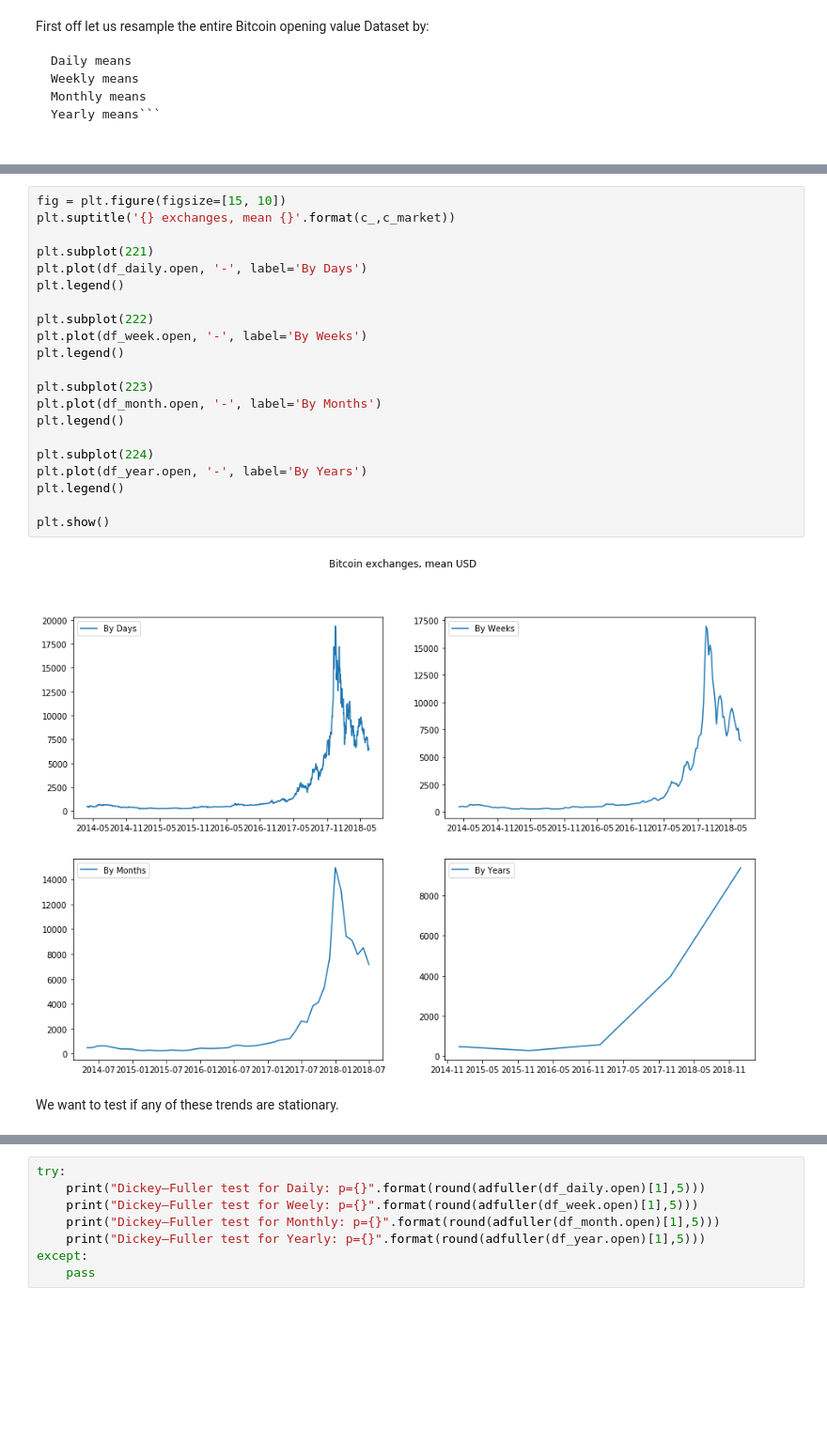
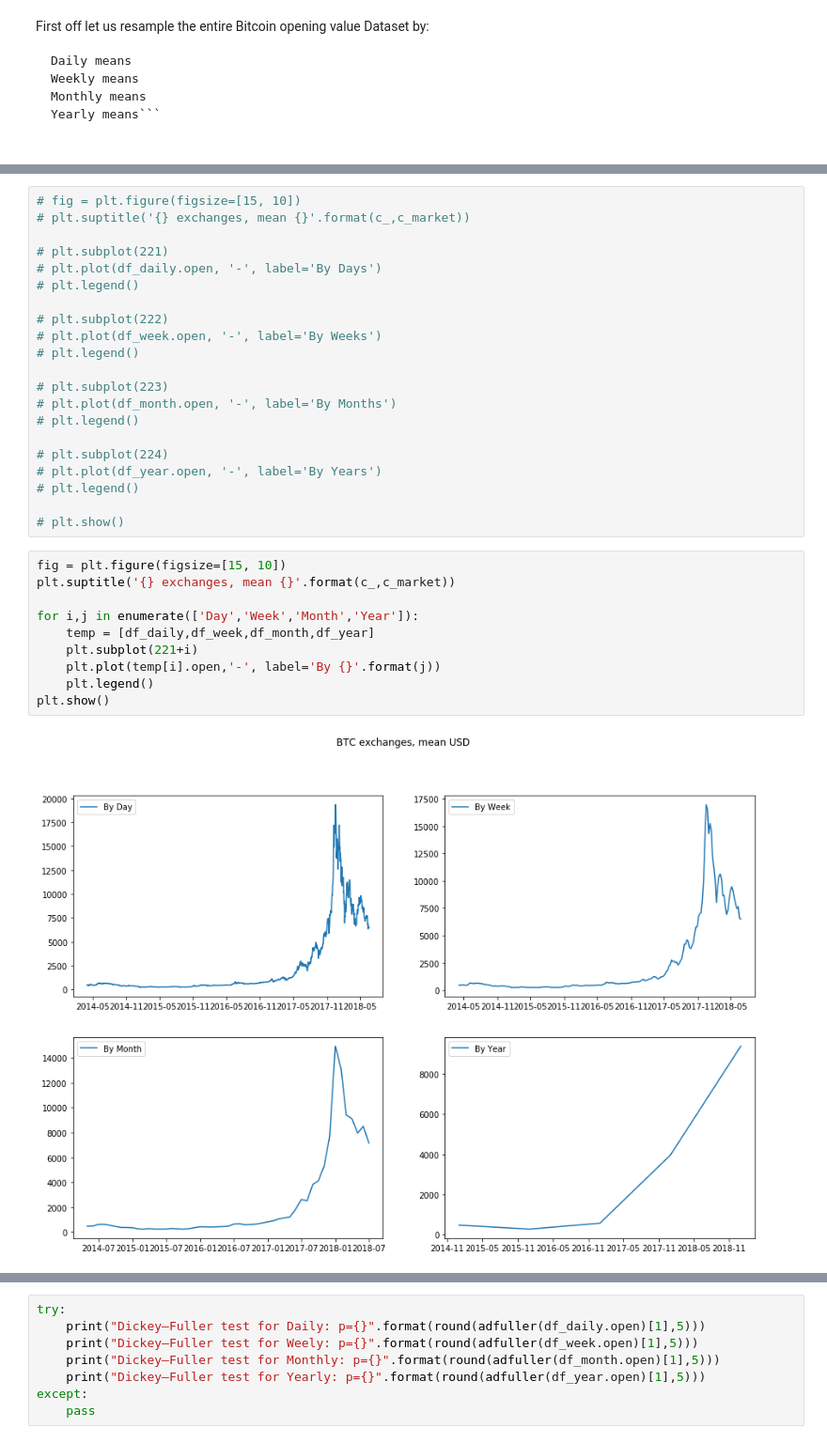
Before and after one commit to Mikhail-Naumov/Another_Bitcoin_Predictor, a Jupyter notebook: BitCoin_fbProphet.ipynb, the cells around one changed output, grey strips where cells are left out. Shown at 94% size. Saved outputs shown, nothing was run; the diff lists cells and outputs as text; blank space fills up the shorter version.

```diff
--- a/BitCoin_fbProphet.ipynb
+++ b/BitCoin_fbProphet.ipynb
@@ -130,25 +129,33 @@ df_year = crypto.resample('A-DEC').mean()
 # %%
-fig = plt.figure(figsize=[15, 10])
-plt.suptitle('{} exchanges, mean {}'.format(c_,c_market))
+# fig = plt.figure(figsize=[15, 10])
+# plt.suptitle('{} exchanges, mean {}'.format(c_,c_market))
 
-plt.subplot(221)
-plt.plot(df_daily.open, '-', label='By Days')
-plt.legend()
+# plt.subplot(221)
+# plt.plot(df_daily.open, '-', label='By Days')
+# plt.legend()
 
-plt.subplot(222)
-plt.plot(df_week.open, '-', label='By Weeks')
-plt.legend()
+# plt.subplot(222)
+# plt.plot(df_week.open, '-', label='By Weeks')
+# plt.legend()
 
-plt.subplot(223)
-plt.plot(df_month.open, '-', label='By Months')
-plt.legend()
+# plt.subplot(223)
+# plt.plot(df_month.open, '-', label='By Months')
+# plt.legend()
 
-plt.subplot(224)
-plt.plot(df_year.open, '-', label='By Years')
-plt.legend()
+# plt.subplot(224)
+# plt.plot(df_year.open, '-', label='By Years')
+# plt.legend()
 
-plt.show()
+# plt.show()
-# %% [output]
-[figure, removed]
-# %% [markdown]
-We want to test if any of these trends are stationary.
+# %%
+fig = plt.figure(figsize=[15, 10])
+plt.suptitle('{} exchanges, mean {}'.format(c_,c_market))
+
+for i,j in enumerate(['Day','Week','Month','Year']):
+    temp = [df_daily,df_week,df_month,df_year]
+    plt.subplot(221+i)
+    plt.plot(temp[i].open,'-', label='By {}'.format(j))
+    plt.legend()
+plt.show()
+# %% [output]
+[figure, added]
```
Also changed, not shown: parts of 27 cells of this notebook.
